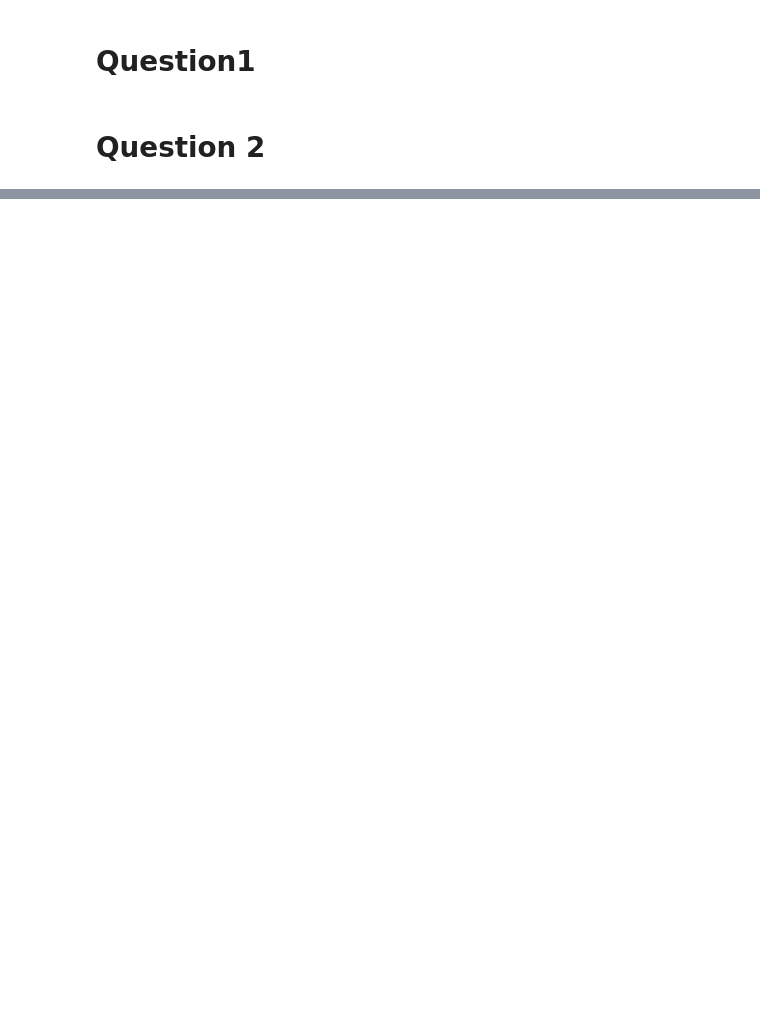
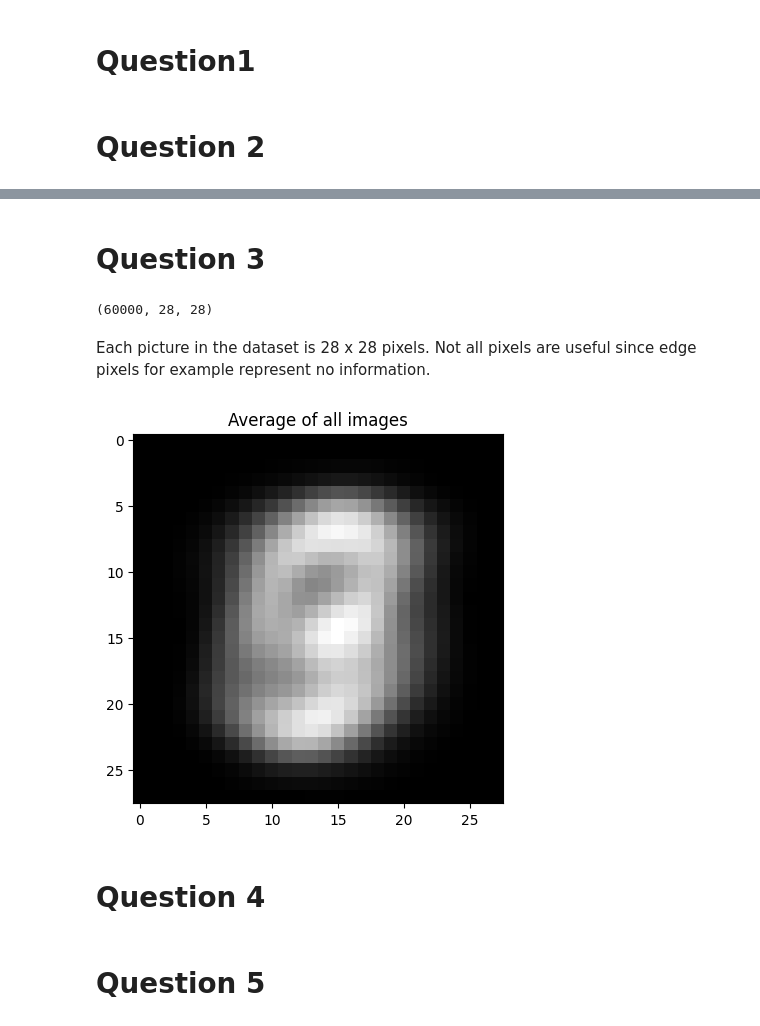
Before and after one commit to thanasisxan/AI-101-Machine-Learning, a Jupyter notebook: Exercise-5/knn-mnist.ipynb, the cells around one changed output, grey strips where cells are left out. Drawn from its saved outputs; the diff is of its cells as text; code cells hidden in the pictures; blank space fills up the shorter version.

```diff
--- a/Exercise-5/knn-mnist.ipynb
+++ b/Exercise-5/knn-mnist.ipynb
@@ -31,0 +37,18 @@ for i in range(n_it, n_rows * cols_per_row):
+# %% [markdown]
+# Question 3
+# %%
+x_train.shape
+# %% [output]
+(60000, 28, 28)
+# %% [markdown]
+Each picture in the dataset is 28 x 28 pixels.
+Not all pixels are useful since edge pixels for example represent no information.
+# %%
+mean_image = np.mean(x_train, axis=0)
+plt.imshow(mean_image, cmap=cmap)
+plt.title('Average of all images')
+plt.show()
+# %% [output]
+[figure, added]
+# %% [markdown]
+# Question 4
@@ -31,0 +58,2 @@ for i in range(n_it, n_rows * cols_per_row):
+# %% [markdown]
+# Question 5
```
Also changed, not shown: parts of 17 cells of this notebook, 2 other files.
